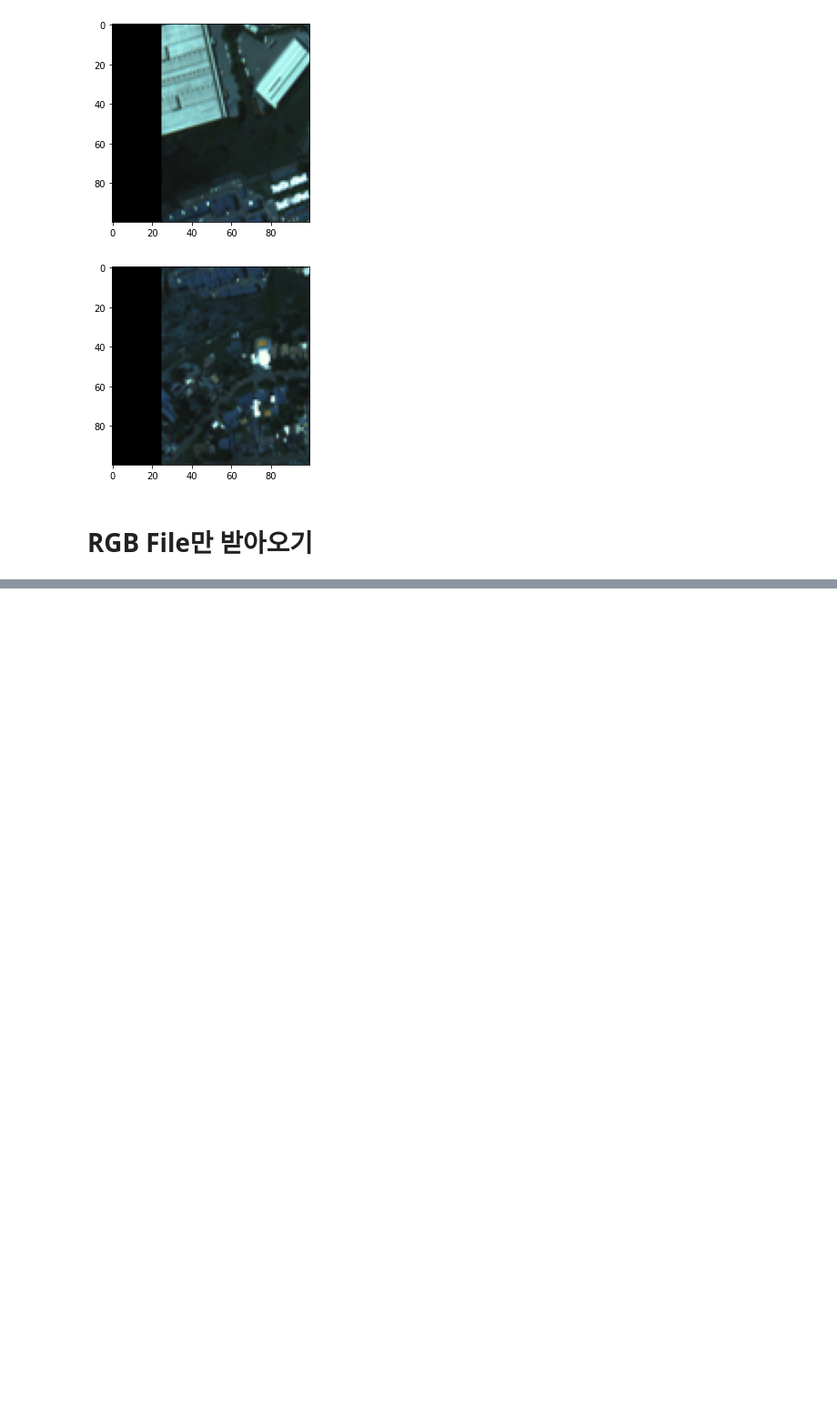
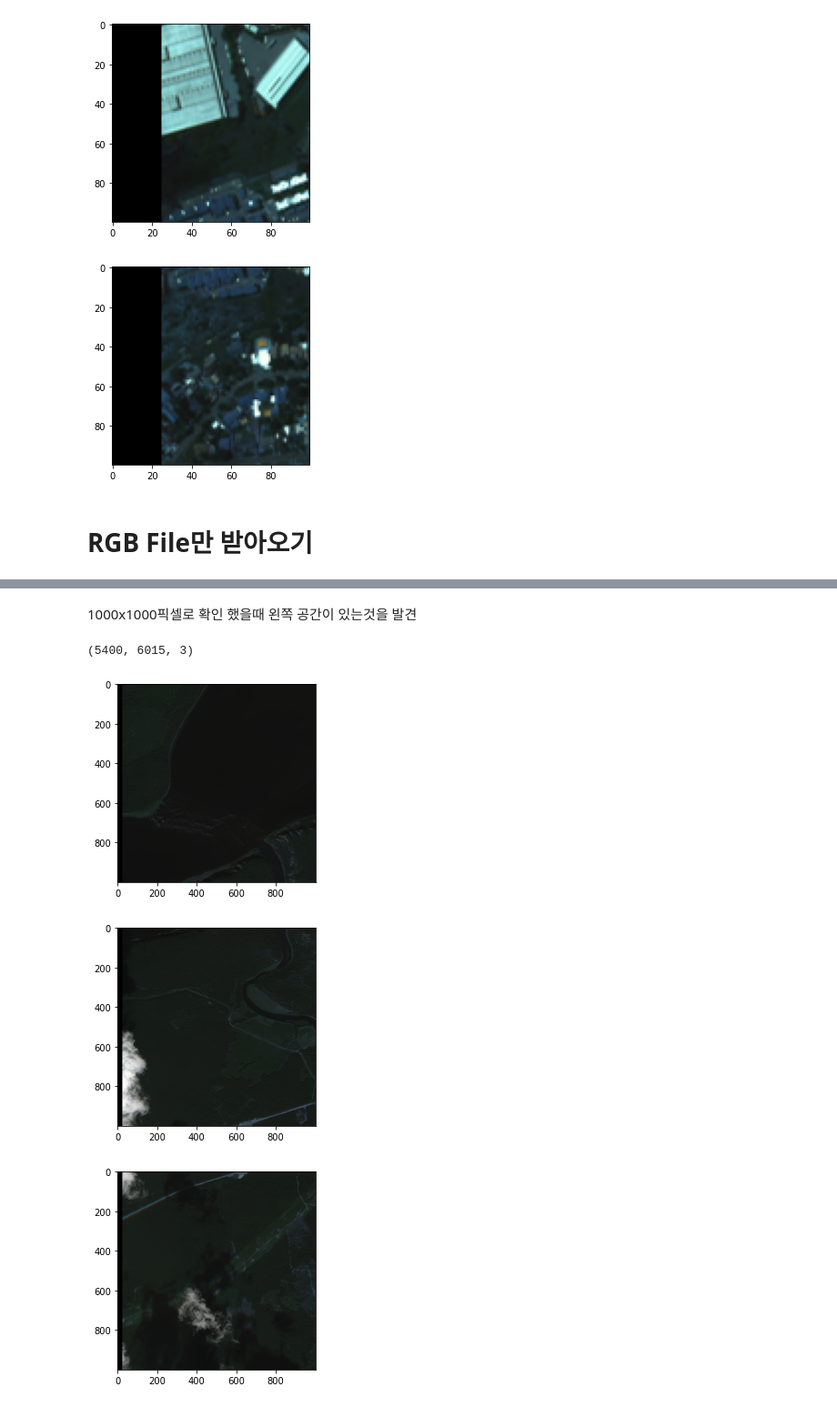
Before and after one commit to TEAM-LuckyDay/Cloud_segmentation, a Jupyter notebook: file_mount_test.ipynb, the cells around one changed output, grey strips where cells are left out. Shown at 91% size. Saved outputs shown, nothing was run; the diff lists cells and outputs as text; code cells hidden in the pictures; blank space fills up the shorter version.

```diff
--- a/file_mount_test.ipynb
+++ b/file_mount_test.ipynb
@@ -135,0 +90,3 @@ CLD00005_RGB_K3A_NIA0005.png
+# %%
+img = cv2.imread(rgb_path_list[0])
+plt.imshow(img); plt.show()
@@ -135,0 +95,13 @@ CLD00005_RGB_K3A_NIA0005.png
+# %% [markdown]
+1000x1000픽셀로 확인 했을때 왼쪽 공간이 있는것을 발견
+# %%
+img.shape
+# %% [output]
+(5400, 6015, 3)
+# %%
+for i in range(0,3):
+    plt.imshow(img[i*1000 : i*1000+1000, :1000, :]); plt.show()
+# %% [output]
+[figure, added]
+[figure, added]
+[figure, added]
```
Also changed, not shown: parts of 40 cells of this notebook.
